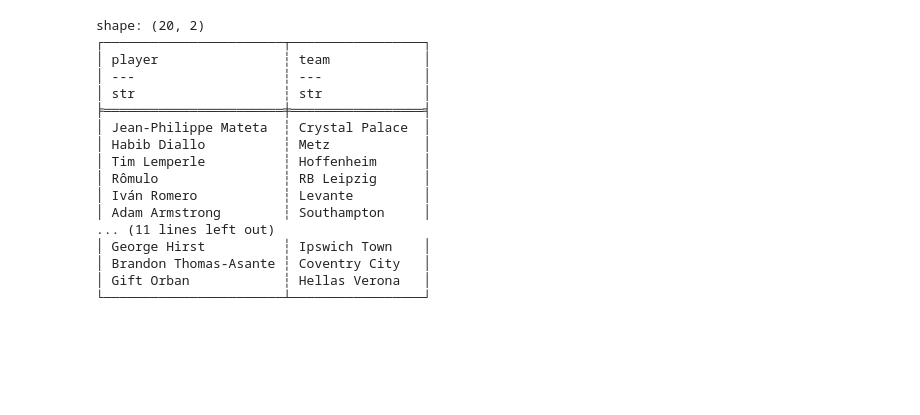
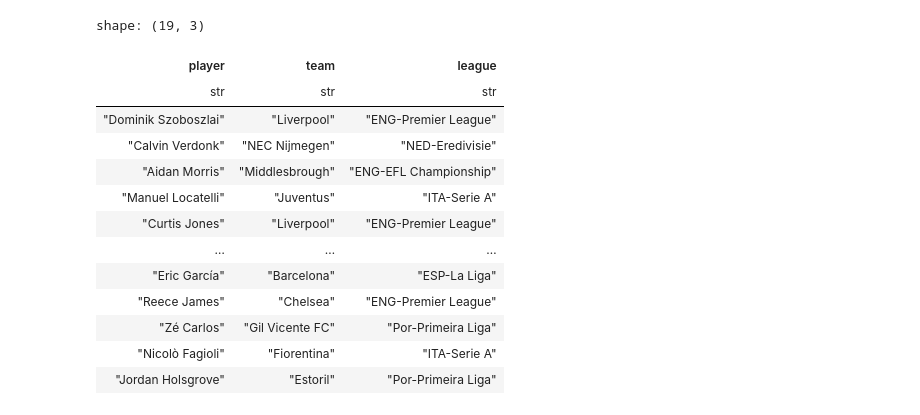
Before and after one commit to caffeine1005/footy_analysis, a Jupyter notebook: fbref_test.ipynb, the cells around one changed output. Cells and saved outputs as stored; diff of their text form; code cells hidden in the pictures; blank space fills up the shorter version.

```diff
--- a/fbref_test.ipynb
+++ b/fbref_test.ipynb
@@ -308,28 +169,34 @@ amad_scaled = X_sub_scaled[amad_idx].reshape(1, -1)
-# %%
-distances = pairwise_distances(X_sub_scaled, amad_scaled, metric='cosine')
-
-X_closest = 20
-
-closest_indices = np.argsort(distances[:, 0])[:X_closest]
-
-similar_players = WG[closest_indices].select(["player", "team"])
-with pl.Config(tbl_rows=-1):
-    print(similar_players)
-# %% [output]
-shape: (20, 2)
-┌───────────────────────┬─────────────────┐
-│ player                ┆ team            │
-│ ---                   ┆ ---             │
-│ str                   ┆ str             │
-╞═══════════════════════╪═════════════════╡
-│ Jean-Philippe Mateta  ┆ Crystal Palace  │
-│ Habib Diallo          ┆ Metz            │
-│ Tim Lemperle          ┆ Hoffenheim      │
-│ Rômulo                ┆ RB Leipzig      │
-│ Iván Romero           ┆ Levante         │
-│ Adam Armstrong        ┆ Southampton     │
-... (11 lines left out)
-│ George Hirst          ┆ Ipswich Town    │
-│ Brandon Thomas-Asante ┆ Coventry City   │
-│ Gift Orban            ┆ Hellas Verona   │
-└───────────────────────┴─────────────────┘
+# %%
+#結果：23変数くらいが丸い。それ前後は弄ってみても良いかも。
+pca = PCA(23)
+pca.fit(tester)
+pcaed = pca.transform(tester)
+# %%
+idx = all_player.with_row_index().filter(pl.col("player") == "Elliot Anderson").select("index").item()
+scaled = pcaed[idx].reshape(1, -1)
+# %%
+from sklearn.neighbors import NearestNeighbors
+
+nn = NearestNeighbors(n_neighbors=20, metric='cosine')
+nn.fit(pcaed)
+
+distances, indices = nn.kneighbors([pcaed[idx]])
+
+similar_players_indices = indices[0][1:]
+
+all_player[similar_players_indices].select("player", "team", "league")
+# %% [output]
+shape: (19, 3)
+| player | team | league |
+| str | str | str |
+| "Dominik Szoboszlai" | "Liverpool" | "ENG-Premier League" |
+| "Calvin Verdonk" | "NEC Nijmegen" | "NED-Eredivisie" |
+| "Aidan Morris" | "Middlesbrough" | "ENG-EFL Championship" |
+| "Manuel Locatelli" | "Juventus" | "ITA-Serie A" |
+| "Curtis Jones" | "Liverpool" | "ENG-Premier League" |
+| … | … | … |
+| "Eric García" | "Barcelona" | "ESP-La Liga" |
+| "Reece James" | "Chelsea" | "ENG-Premier League" |
+| "Zé Carlos" | "Gil Vicente FC" | "Por-Primeira Liga" |
+| "Nicolò Fagioli" | "Fiorentina" | "ITA-Serie A" |
+| "Jordan Holsgrove" | "Estoril" | "Por-Primeira Liga" |
```
Also changed, not shown: parts of 15 cells of this notebook, 1 other file.
